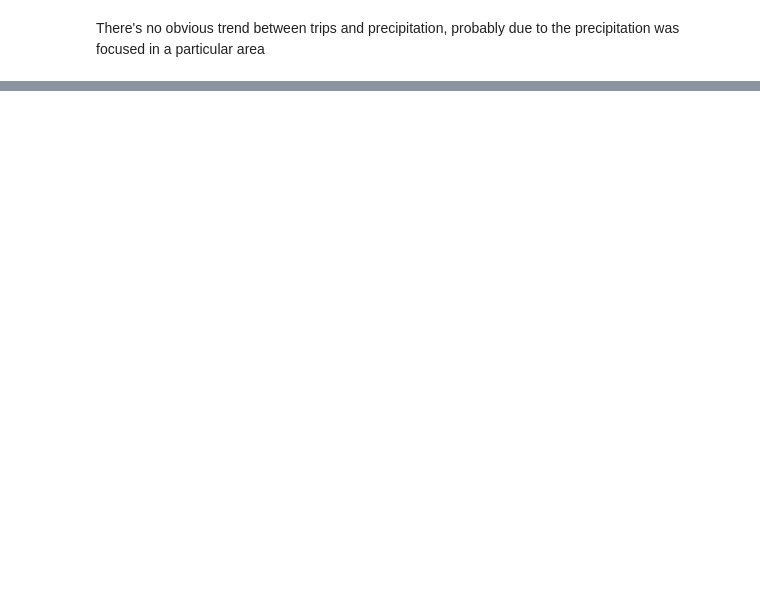
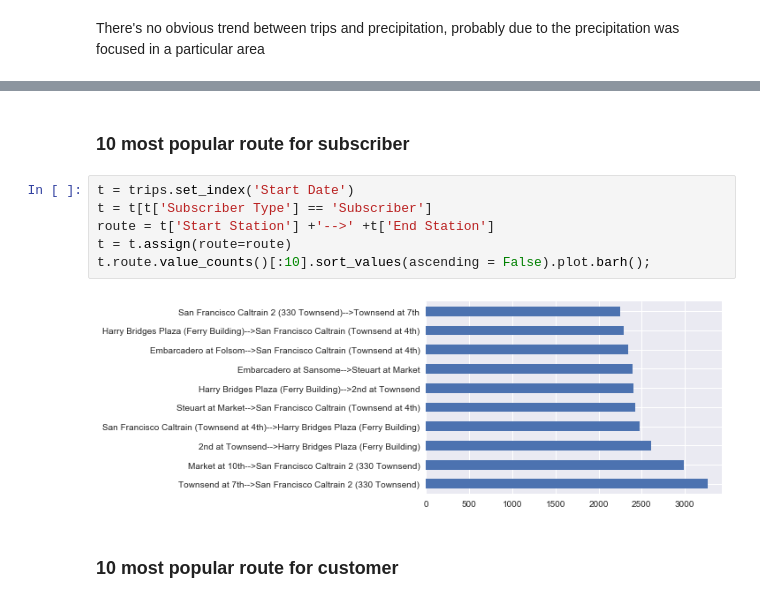
Before and after one commit to sun-binrwei/dsprojects, a Jupyter notebook: Capstone Project 1/cleanData.ipynb, the cells around one changed output, grey strips where cells are left out. Drawn from its saved outputs; the diff is of its cells as text; blank space fills up the shorter version.

```diff
--- a/Capstone Project 1/cleanData.ipynb
+++ b/Capstone Project 1/cleanData.ipynb
@@ -303,0 +402,12 @@ There's no obvious trend between trips and precipitation, probably due to the pr
+# %% [markdown]
+### 10 most popular route for subscriber
+# %%
+t = trips.set_index('Start Date')
+t = t[t['Subscriber Type'] == 'Subscriber']
+route = t['Start Station'] +'-->' +t['End Station']
+t = t.assign(route=route)
+t.route.value_counts()[:10].sort_values(ascending = False).plot.barh();
+# %% [output]
+[figure, added]
+# %% [markdown]
+### 10 most popular route for customer
```
Also changed, not shown: parts of 29 cells of this notebook.
